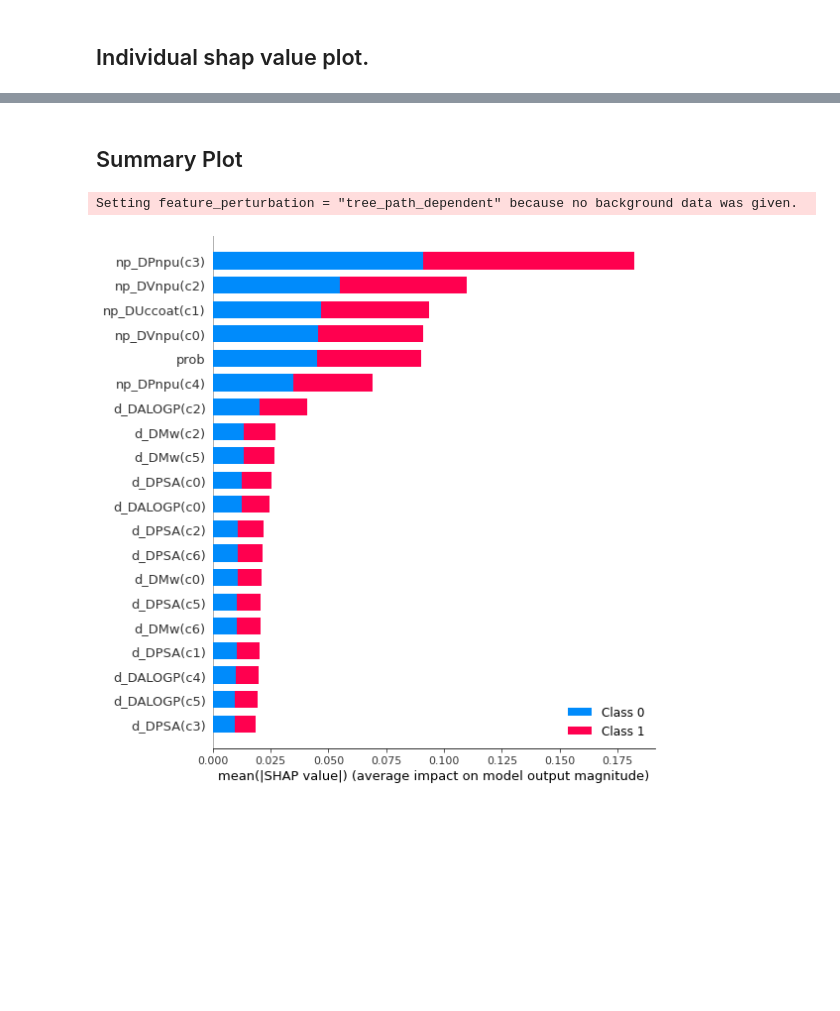
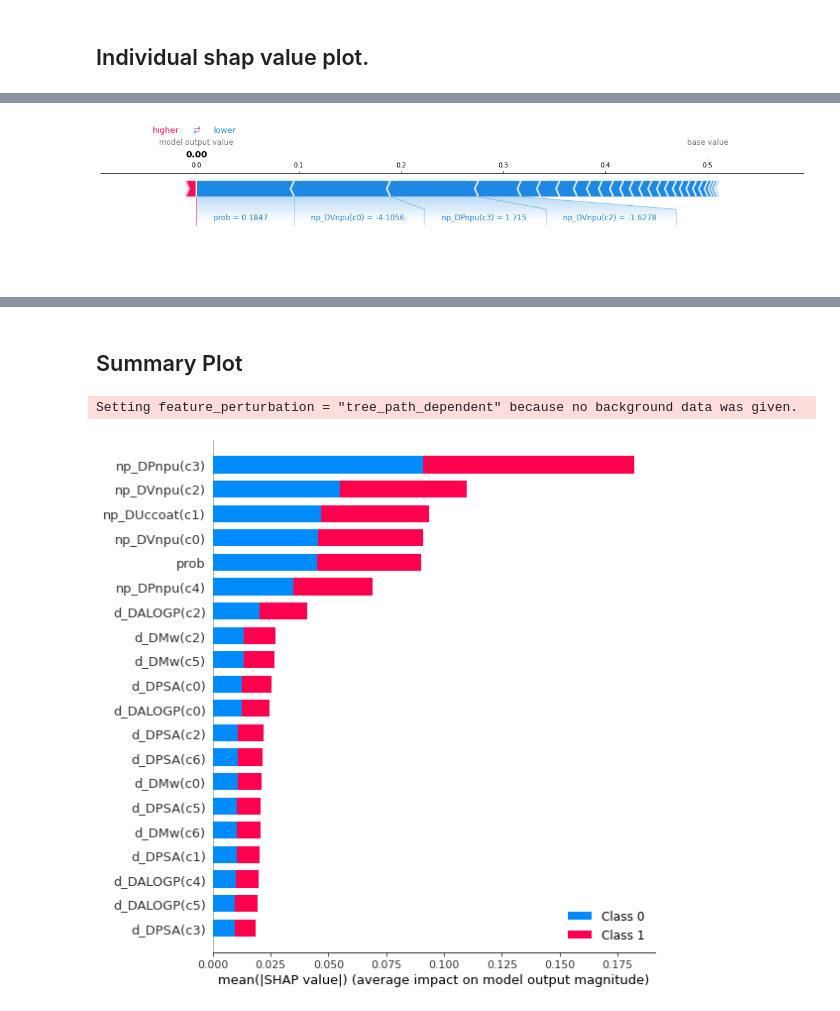
Before and after one commit to d-bcarrue/NanoDrugsMalaria, a Jupyter notebook: SHAP_test.ipynb, the cells around one changed output, grey strips where cells are left out. Saved outputs shown, nothing was run; the diff lists cells and outputs as text; code cells hidden in the pictures; blank space fills up the shorter version.

```diff
--- a/SHAP_test.ipynb
+++ b/SHAP_test.ipynb
@@ -98,0 +147,4 @@ Wall time: 26.7 s
+# %%
+force_plot_aux(explainerModel, shap_values_Model, scaler, S, 2)
+# %% [output]
+[figure, added]
```
Also changed, not shown: parts of 22 cells of this notebook.
